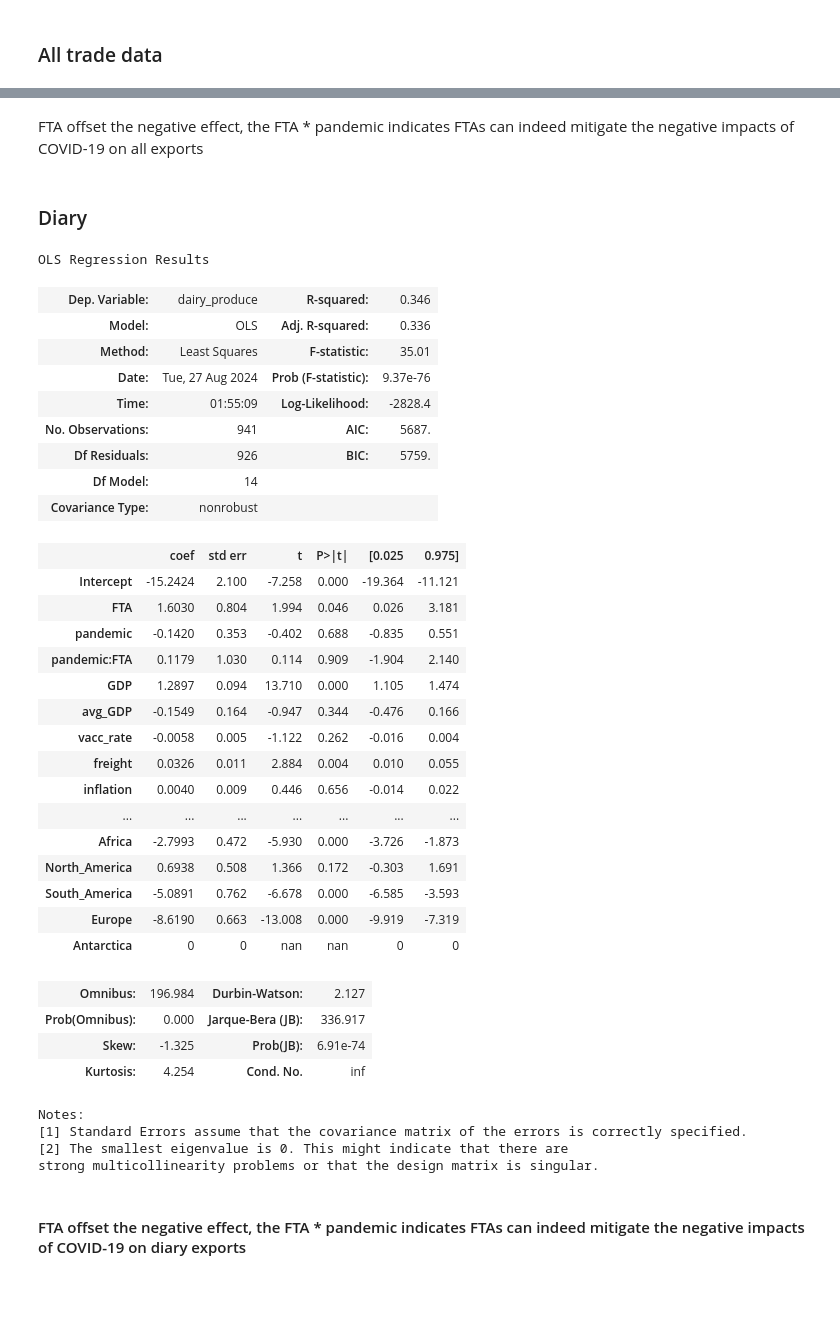
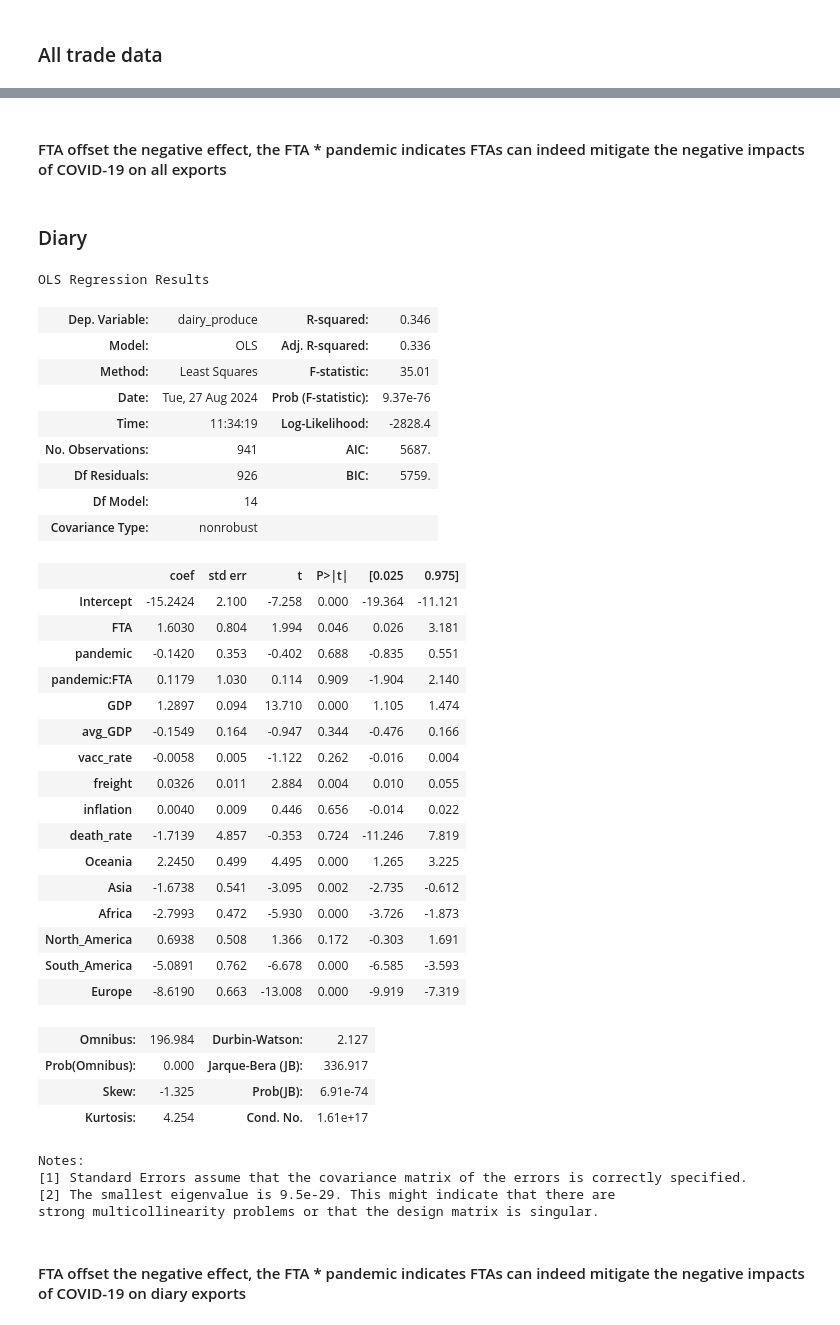
Before and after one commit to wesley0628/Food_Output_Analysis, a Jupyter notebook: trade_analysis.ipynb, the cells around one changed output, grey strips where cells are left out. Drawn from its saved outputs; the diff is of its cells as text; code cells hidden in the pictures; blank space fills up the shorter version.

```diff
--- a/trade_analysis.ipynb
+++ b/trade_analysis.ipynb
@@ -178,7 +178,8 @@ covid_death_rate.head()
 # %%
 continent = pd.read_excel("continent.xlsx")
 continent.head(10)
-continent = continent[["Year", "Country","Asia", "Africa", "North_America", "South_America", "Europe", "Oceania", "Antarctica"]]
+continent = continent[["Year", "Country","Asia", "Africa", "North_America", "South_America", "Europe", "Oceania"]]
 continent = continent.rename(columns={"Year": "year", "Country": "country"})
+continent.replace(np.nan, 0)
 continent.head()
 # %% [output]
@@ -921,46 +930,47 @@ Notes:
 strong multicollinearity problems or that the design matrix is singular.
 # %% [markdown]
-FTA offset the negative effect, the FTA * pandemic indicates FTAs can indeed mitigate the negative impacts of COVID-19 on all exports
+#### FTA offset the negative effect, the FTA * pandemic indicates FTAs can indeed mitigate the negative impacts of COVID-19 on all exports
 # %% [markdown]
 ### Diary
 # %%
-model_formula = 'dairy_produce ~ FTA + pandemic + pandemic * FTA + GDP + avg_GDP + vacc_rate + freight + inflation + death_rate + Oceania + Asia + Africa + North_America + South_America + Europe + Antarctica'
+model_formula = 'dairy_produce ~ FTA + pandemic + pandemic * FTA + GDP + avg_GDP + vacc_rate + freight + inflation + death_rate + Oceania + Asia + Africa + North_America + South_America + Europe'
 model = smf.ols(formula=model_formula, data=final_data).fit()
 model.summary()
 # %% [output]
 OLS Regression Results
 | Dep. Variable: | dairy_produce | R-squared: | 0.346 |
 | Model: | OLS | Adj. R-squared: | 0.336 |
 | Method: | Least Squares | F-statistic: | 35.01 |
 | Date: | Tue, 27 Aug 2024 | Prob (F-statistic): | 9.37e-76 |
-| Time: | 01:55:09 | Log-Likelihood: | -2828.4 |
+| Time: | 11:34:19 | Log-Likelihood: | -2828.4 |
 | No. Observations: | 941 | AIC: | 5687. |
 | Df Residuals: | 926 | BIC: | 5759. |
 | Df Model: | 14 |  |  |
 | Covariance Type: | nonrobust |  |  |
 |  | coef | std err | t | P>|t| | [0.025 | 0.975] |
 | Intercept | -15.2424 | 2.100 | -7.258 | 0.000 | -19.364 | -11.121 |
 | FTA | 1.6030 | 0.804 | 1.994 | 0.046 | 0.026 | 3.181 |
 | pandemic | -0.1420 | 0.353 | -0.402 | 0.688 | -0.835 | 0.551 |
 | pandemic:FTA | 0.1179 | 1.030 | 0.114 | 0.909 | -1.904 | 2.140 |
 | GDP | 1.2897 | 0.094 | 13.710 | 0.000 | 1.105 | 1.474 |
 | avg_GDP | -0.1549 | 0.164 | -0.947 | 0.344 | -0.476 | 0.166 |
 | vacc_rate | -0.0058 | 0.005 | -1.122 | 0.262 | -0.016 | 0.004 |
 | freight | 0.0326 | 0.011 | 2.884 | 0.004 | 0.010 | 0.055 |
 | inflation | 0.0040 | 0.009 | 0.446 | 0.656 | -0.014 | 0.022 |
-| ... | ... | ... | ... | ... | ... | ... |
+| death_rate | -1.7139 | 4.857 | -0.353 | 0.724 | -11.246 | 7.819 |
+| Oceania | 2.2450 | 0.499 | 4.495 | 0.000 | 1.265 | 3.225 |
+| Asia | -1.6738 | 0.541 | -3.095 | 0.002 | -2.735 | -0.612 |
 | Africa | -2.7993 | 0.472 | -5.930 | 0.000 | -3.726 | -1.873 |
 | North_America | 0.6938 | 0.508 | 1.366 | 0.172 | -0.303 | 1.691 |
 | South_America | -5.0891 | 0.762 | -6.678 | 0.000 | -6.585 | -3.593 |
 | Europe | -8.6190 | 0.663 | -13.008 | 0.000 | -9.919 | -7.319 |
-| Antarctica | 0 | 0 | nan | nan | 0 | 0 |
 | Omnibus: | 196.984 | Durbin-Watson: | 2.127 |
 | Prob(Omnibus): | 0.000 | Jarque-Bera (JB): | 336.917 |
 | Skew: | -1.325 | Prob(JB): | 6.91e-74 |
-| Kurtosis: | 4.254 | Cond. No. | inf |
+| Kurtosis: | 4.254 | Cond. No. | 1.61e+17 |
 Notes:
 [1] Standard Errors assume that the covariance matrix of the errors is correctly specified.
-[2] The smallest eigenvalue is 0. This might indicate that there are
+[2] The smallest eigenvalue is 9.5e-29. This might indicate that there are
 strong multicollinearity problems or that the design matrix is singular.
 # %% [markdown]
 #### FTA offset the negative effect, the FTA * pandemic indicates FTAs can indeed mitigate the negative impacts of COVID-19 on diary exports
```
Also changed, not shown: parts of 25 cells of this notebook, 2 other files.
